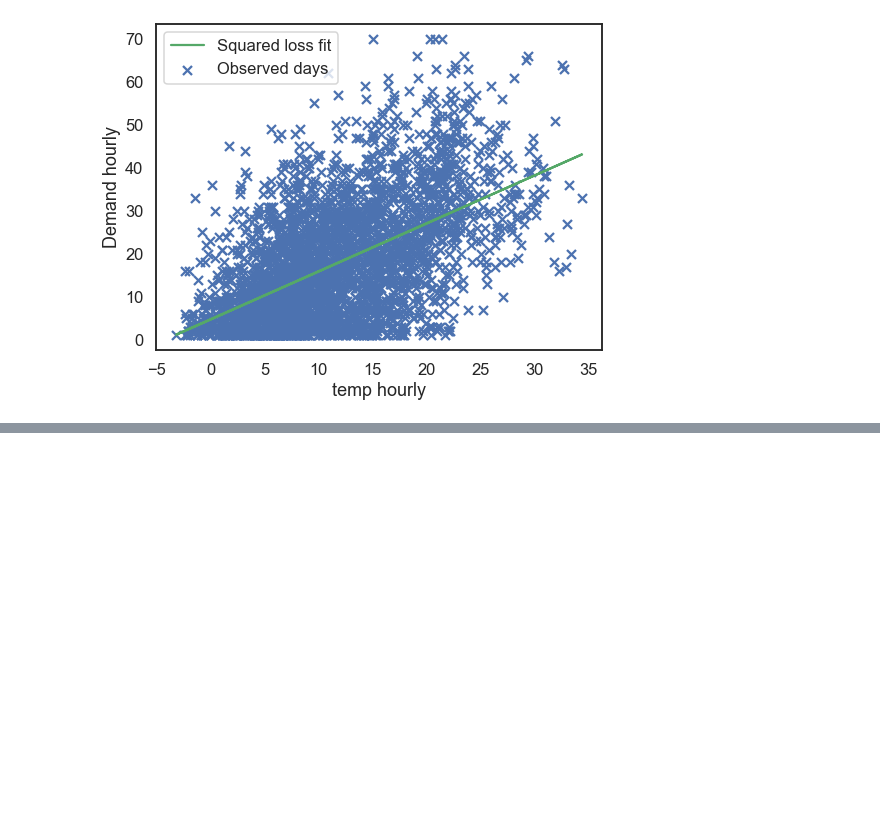
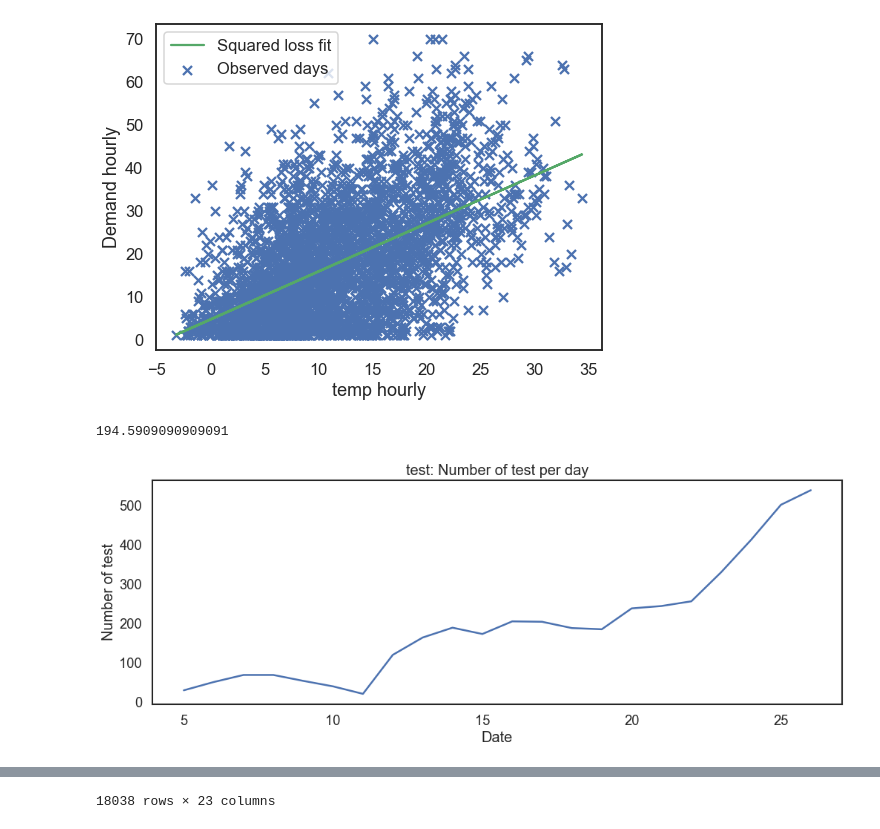
Before and after one commit to Polifka/eagle_gang, a Jupyter notebook: KPI analysis.ipynb, the cells around one changed output, grey strips where cells are left out. Drawn from its saved outputs; the diff is of its cells as text; code cells hidden in the pictures; blank space fills up the shorter version.

Commit message:
fleetsize comparrison

```diff
--- a/KPI analysis.ipynb
+++ b/KPI analysis.ipynb
@@ -29,6 +29,9 @@ def read_data(city_name):
     trip_data["trip_duration"] = pd.to_timedelta(trip_data["trip_duration"])
     trip_data["datetime_start"] = pd.to_datetime(trip_data["datetime_start"])
     trip_data["datetime_end"] = pd.to_datetime(trip_data["datetime_end"])
+    trip_data["day"] = pd.to_datetime(trip_data["day"])
+
+
     return trip_data
 # %% [markdown]
 ### Data Plotting def:
@@ -225,3 +228,10 @@ weather_utilization_regression(read_data("bremen"))
 [figure]
 [figure]
 [figure]
+# %%
+test = read_data("duesseldorf")
+plot_daily_fleet_size(test,"test","test")
+test
+# %% [output]
+194.5909090909091
+[figure, added]
@@ -227,0 +250 @@ weather_utilization_regression(read_data("bremen"))
+18038 rows × 23 columns
```
Also changed, not shown: parts of 7 cells of this notebook.
